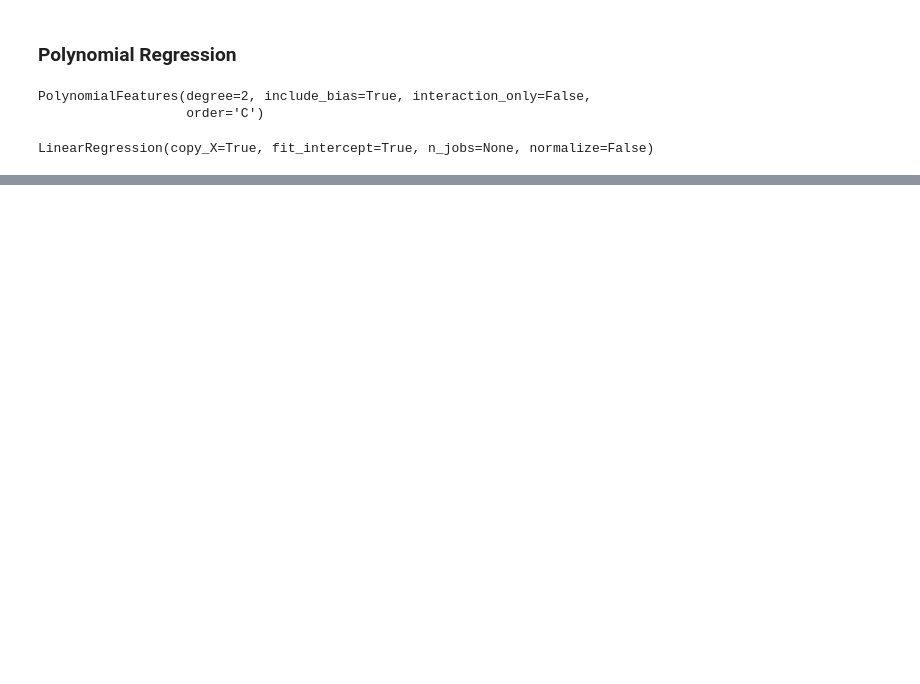
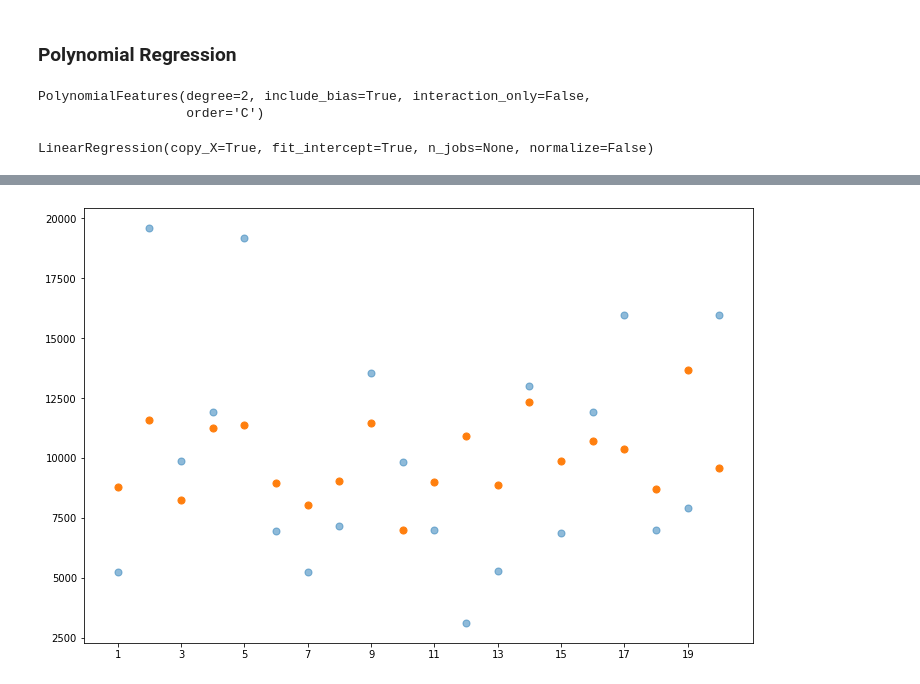
Before and after one commit to joseh4/Predicting_Black_Friday_Shopping_Purcahses, a Jupyter notebook: modeling_with_PCA_and_scaling.ipynb, the cells around one changed output, grey strips where cells are left out. Saved outputs shown, nothing was run; the diff lists cells and outputs as text; code cells hidden in the pictures; blank space fills up the shorter version.

```diff
--- a/modeling_with_PCA_and_scaling.ipynb
+++ b/modeling_with_PCA_and_scaling.ipynb
@@ -319,5 +366,3 @@ list(y_pred)[:10]
 ### Decision Tree Regressor
 # %%
 tree = DecisionTreeRegressor()
-# %%
-for_test = tree.fit(X_train, y_train)
@@ -347,3 +399,3 @@ lr.score(X_test,y_test)
 # %%
-y_pred = lr.predict(X_test)
+y_lr_pred = lr.predict(X_test)
 # %%
@@ -356,0 +409,4 @@ np.sqrt(_)
+# %%
+y_lr_pred = pd.DataFrame(y_lr_pred)
+y_lr_pred.rename(columns = {0:'Predicted Value'},inplace = True)
+y_lr_pred
@@ -356,0 +427,8 @@ np.sqrt(_)
+# %%
+plt.figure(figsize = (12,8))
+plt.scatter(y = combined_df['Actual Value'][:20], x = range(1,21), alpha = 0.5,s = 50)
+plt.scatter(y = y_lr_pred['Predicted Value'][:20], x = range(1,21), s = 50)
+plt.xticks(range(1,21,2))
+plt.show()
+# %% [output]
+[figure, added]
```
Also changed, not shown: parts of 27 cells of this notebook.
